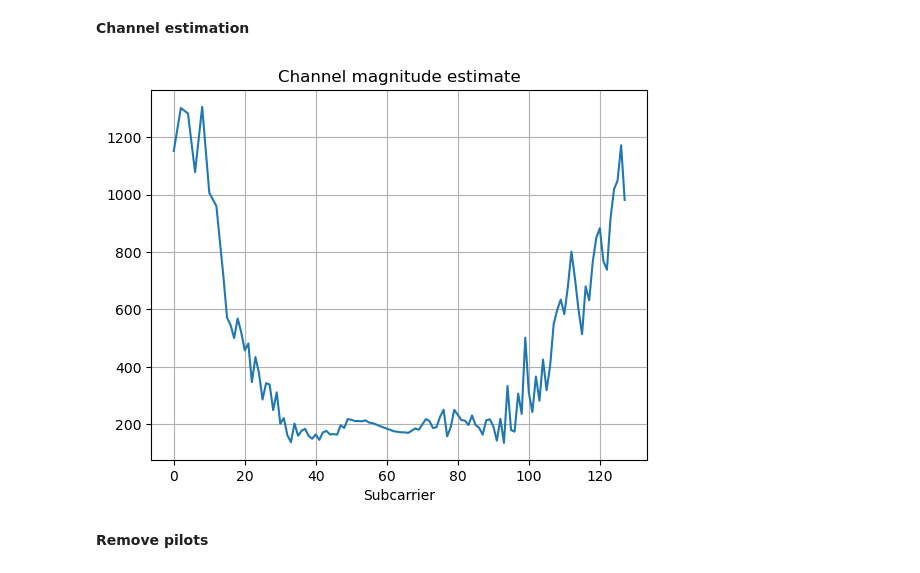
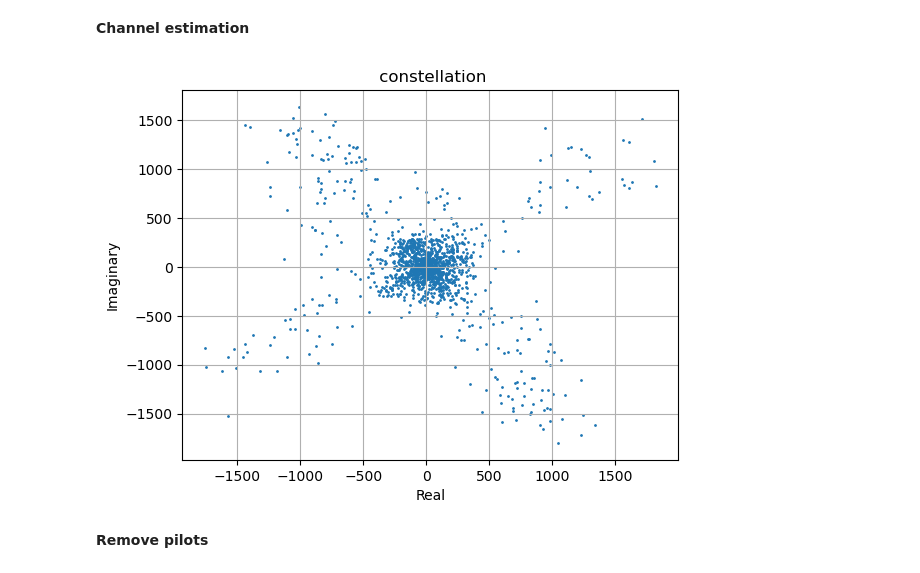
Before and after one commit to axellangenskiold/eitn21, a Jupyter notebook: assignment1_task3_alice.ipynb, the cells around one changed output. Saved outputs shown, nothing was run; the diff lists cells and outputs as text; code cells hidden in the pictures.

```diff
--- a/assignment1_task3_alice.ipynb
+++ b/assignment1_task3_alice.ipynb
@@ -5,7 +5,8 @@ import scipy.io
 from numpy.lib.stride_tricks import sliding_window_view
 
 # Load signal
-data = scipy.io.loadmat('/Users/alicewesterberg/Desktop/wirelessproject/eitn21/Signals_task3/Signal3.mat')
+mat_path = '/Users/alicewesterberg/Desktop/wirelessproject/eitn21/Signals_task3/signal3.mat'
+data = scipy.io.loadmat(mat_path)
 r = data['R'].flatten()
 
 # System parameters
@@ -84,36 +85,37 @@ X = np.fft.fft(ofdm_data, axis=1)
 # Subcarriers 15-127 carry raw zero bits → QPSK symbol is 1+j
 # So H[k] = X[1, k] / (1+j) for k = 15..127
 H_from_len = X[1, 15:] / (1+1j)   # shape (113,)
 len_pos = np.arange(15, 128)
 
 # Linearly extrapolate H back to even subcarriers 0-14
 # to determine the sign (P) of the pilot at those positions
 fit_pos = len_pos[:7]   # subcarriers 15-21
 mag_p   = np.polyfit(fit_pos, np.abs(H_from_len[:7]), 1)
 pha_p   = np.polyfit(fit_pos, np.unwrap(np.angle(H_from_len[:7])), 1)
 extrap_pos = np.arange(0, 16, 2)   # even subcarriers 0, 2, ..., 14
 H_extrap   = np.polyval(mag_p, extrap_pos) * np.exp(1j * np.polyval(pha_p, extrap_pos))
 
 # Pilot: X[0, 0::2] at even subcarriers; raw[:8] covers subcarriers 0,2,...,14
 raw   = X[0, 0::2]
 P_low = np.sign(np.real(raw[:8] * np.conj(H_extrap)))
 H_pilot_low = raw[:8] / (2 * P_low)
 
 # Combine pilot-based H at 0,2,...,14 with zero-padded H at 15-127
 pos_known = np.concatenate([extrap_pos, len_pos])
 H_known   = np.concatenate([H_pilot_low, H_from_len])
 idx       = np.argsort(pos_known)
 
 all_pos = np.arange(Nsc)
 mag_k   = np.abs(H_known[idx])
 phase_k = np.unwrap(np.angle(H_known[idx]))
 H_full  = (np.interp(all_pos, pos_known[idx], mag_k)
          * np.exp(1j * np.interp(all_pos, pos_known[idx], phase_k)))
 
-plt.plot(np.abs(H_full))
-plt.title('Channel magnitude estimate'); plt.xlabel('Subcarrier'); plt.grid(); plt.show()
+plt.scatter(X[1:].real.flatten(), X[1:].imag.flatten(), s=1)
+plt.title(' constellation'); plt.xlabel('Real'); plt.ylabel('Imaginary')
+plt.grid(); plt.show()
 # %% [output]
-[figure, old version]
+[figure, new version]
 # %% [markdown]
 **Remove pilots**
 # %%
```
Also changed, not shown: parts of 3 cells of this notebook, 1 other file.
